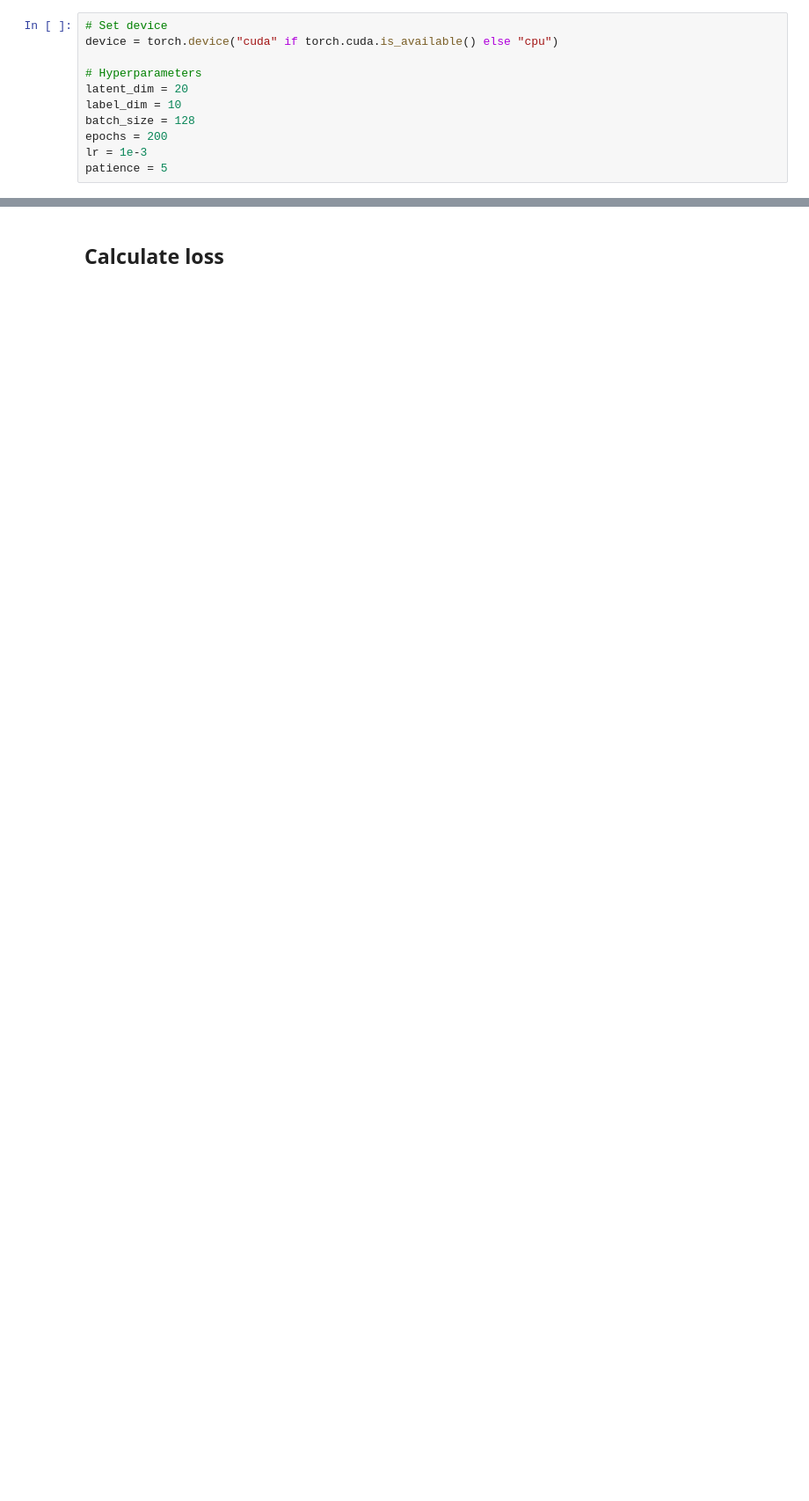
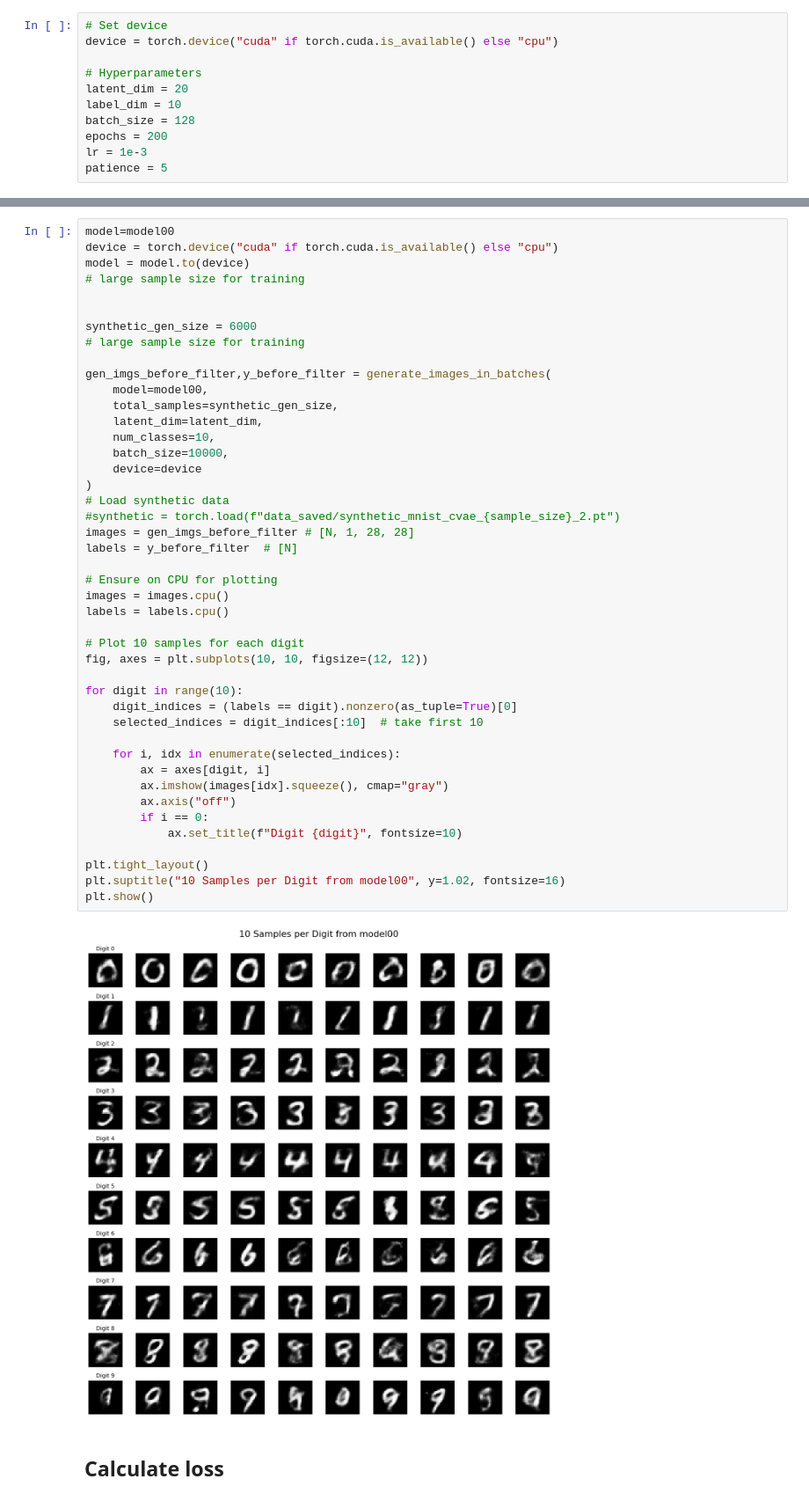
Before and after one commit to liuqiyuanhhh/Verified-Synthetic-Data, a Jupyter notebook: MNIST/clean_version.ipynb, the cells around one changed output, grey strips where cells are left out. Shown at 88% size. Saved outputs shown, nothing was run; the diff lists cells and outputs as text; blank space fills up the shorter version.

```diff
--- a/MNIST/clean_version.ipynb
+++ b/MNIST/clean_version.ipynb
@@ -372,3 +498,49 @@ plt.show()
+# %%
+model=model00
+device = torch.device("cuda" if torch.cuda.is_available() else "cpu")
+model = model.to(device)
+# large sample size for training
+
+
+synthetic_gen_size = 6000
+# large sample size for training
+
+gen_imgs_before_filter,y_before_filter = generate_images_in_batches(
+    model=model00,
+    total_samples=synthetic_gen_size,
+    latent_dim=latent_dim,
+    num_classes=10,
+    batch_size=10000,
+    device=device
+)
+# Load synthetic data
+#synthetic = torch.load(f"data_saved/synthetic_mnist_cvae_{sample_size}_2.pt")
+images = gen_imgs_before_filter # [N, 1, 28, 28]
+labels = y_before_filter  # [N]
+
+# Ensure on CPU for plotting
+images = images.cpu()
+labels = labels.cpu()
+
+# Plot 10 samples for each digit
+fig, axes = plt.subplots(10, 10, figsize=(12, 12))
+
+for digit in range(10):
+    digit_indices = (labels == digit).nonzero(as_tuple=True)[0]
+    selected_indices = digit_indices[:10]  # take first 10
+
+    for i, idx in enumerate(selected_indices):
+        ax = axes[digit, i]
+        ax.imshow(images[idx].squeeze(), cmap="gray")
+        ax.axis("off")
+        if i == 0:
+            ax.set_title(f"Digit {digit}", fontsize=10)
+
+plt.tight_layout()
+plt.suptitle("10 Samples per Digit from model00", y=1.02, fontsize=16)
+plt.show()
+# %% [output]
+[figure, added]
 # %% [markdown]
 ## Calculate loss
 # %%
```
Also changed, not shown: parts of 13 cells of this notebook.
